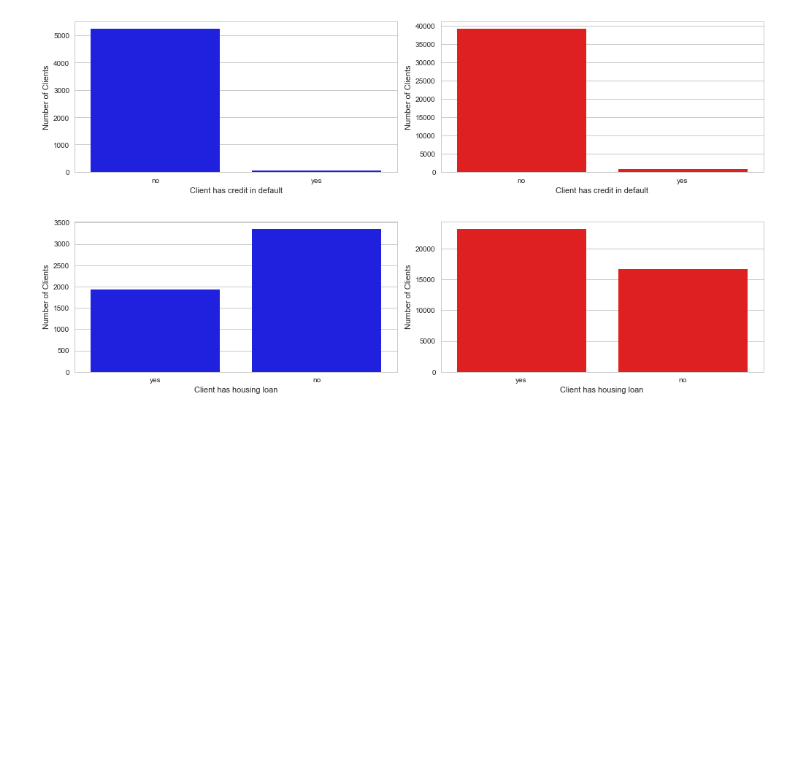
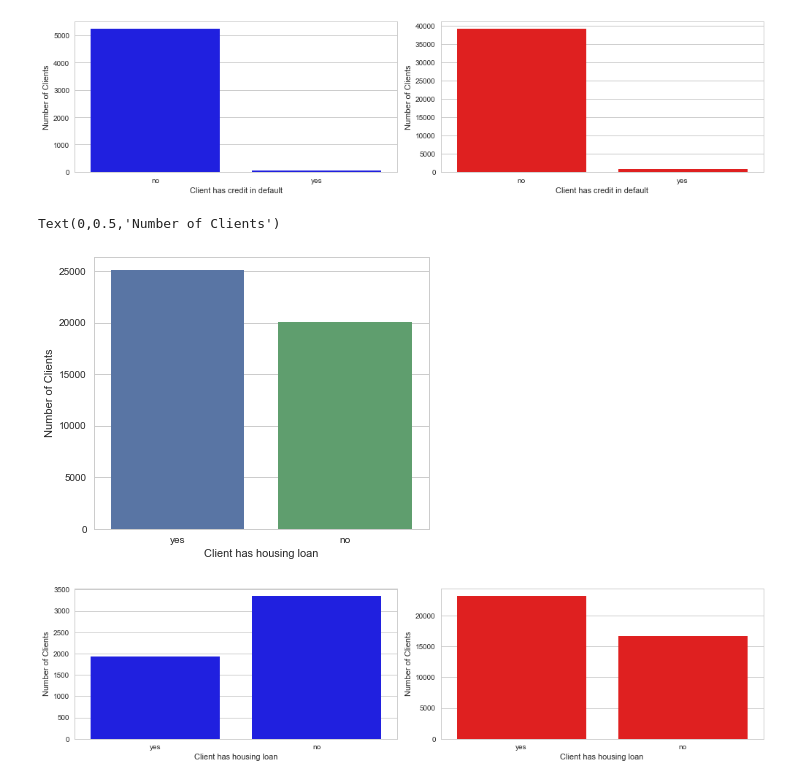
Before and after one commit to fabianoyoschitaki/udacity-nanodegree-machine-learning, a Jupyter notebook: projects/capstone/CapstoneProjectVisualization.ipynb, the cells around one changed output. Cells and saved outputs as stored; diff of their text form; code cells hidden in the pictures; blank space fills up the shorter version.

Commit message:
images

```diff
--- a/projects/capstone/CapstoneProjectVisualization.ipynb
+++ b/projects/capstone/CapstoneProjectVisualization.ipynb
@@ -255,6 +255,17 @@ default_histogram_not_subscribed.set_ylabel('Number of Clients')
 plt.tight_layout()
 # %% [output]
 [figure]
+# %%
+housing_histogram = sns.countplot(
+    x='housing',
+    data=bank_full_data,
+    order=bank_full_data['housing'].value_counts().index)
+housing_histogram.figure.set_size_inches(6, 5)
+housing_histogram.set_xlabel('Client has housing loan')
+housing_histogram.set_ylabel('Number of Clients')
+# %% [output]
+Text(0,0.5,'Number of Clients')
+[figure, added]
 # %%
 fig = plt.figure(figsize=(14, 10))
 
```
Also changed, not shown: 20 other files.
